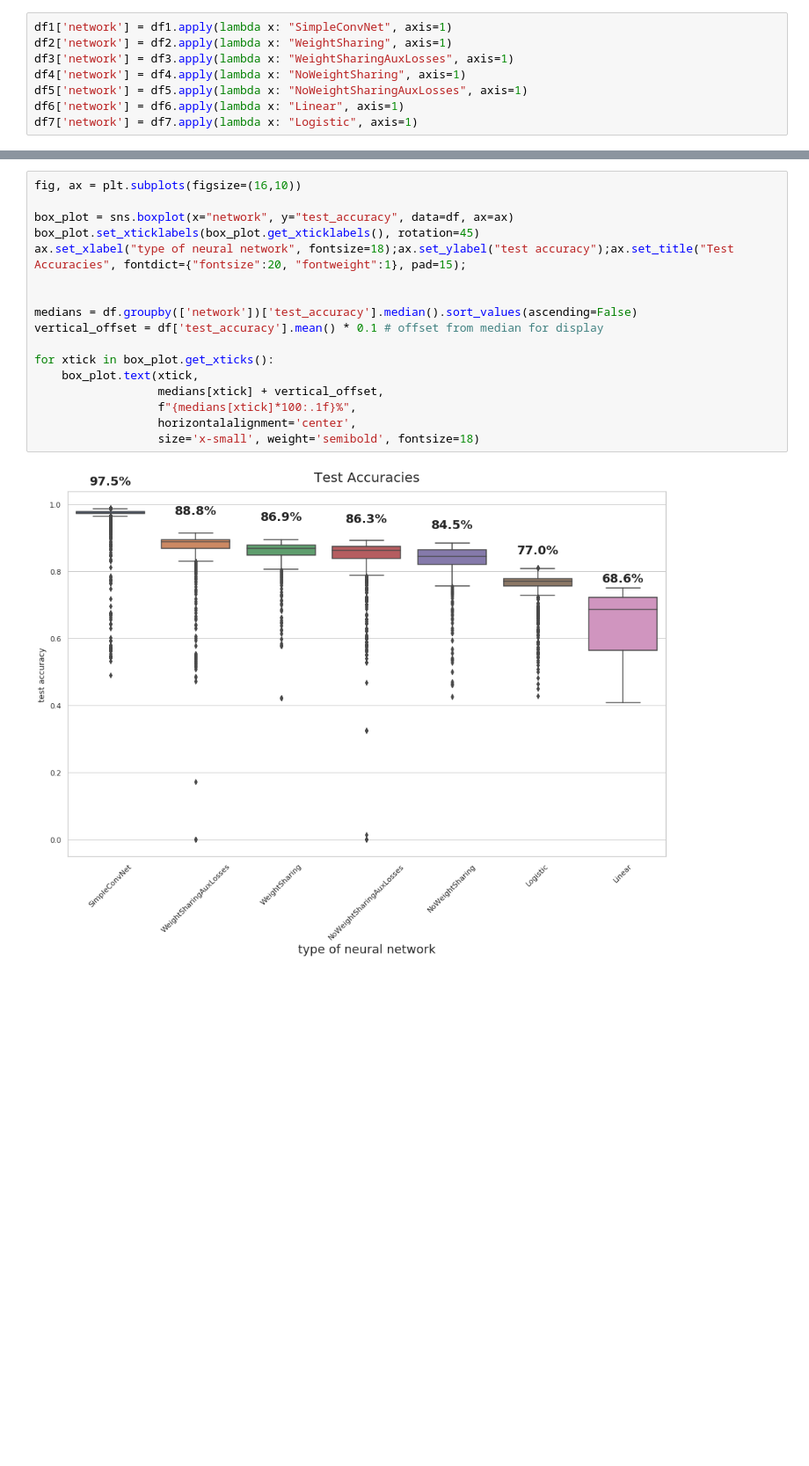
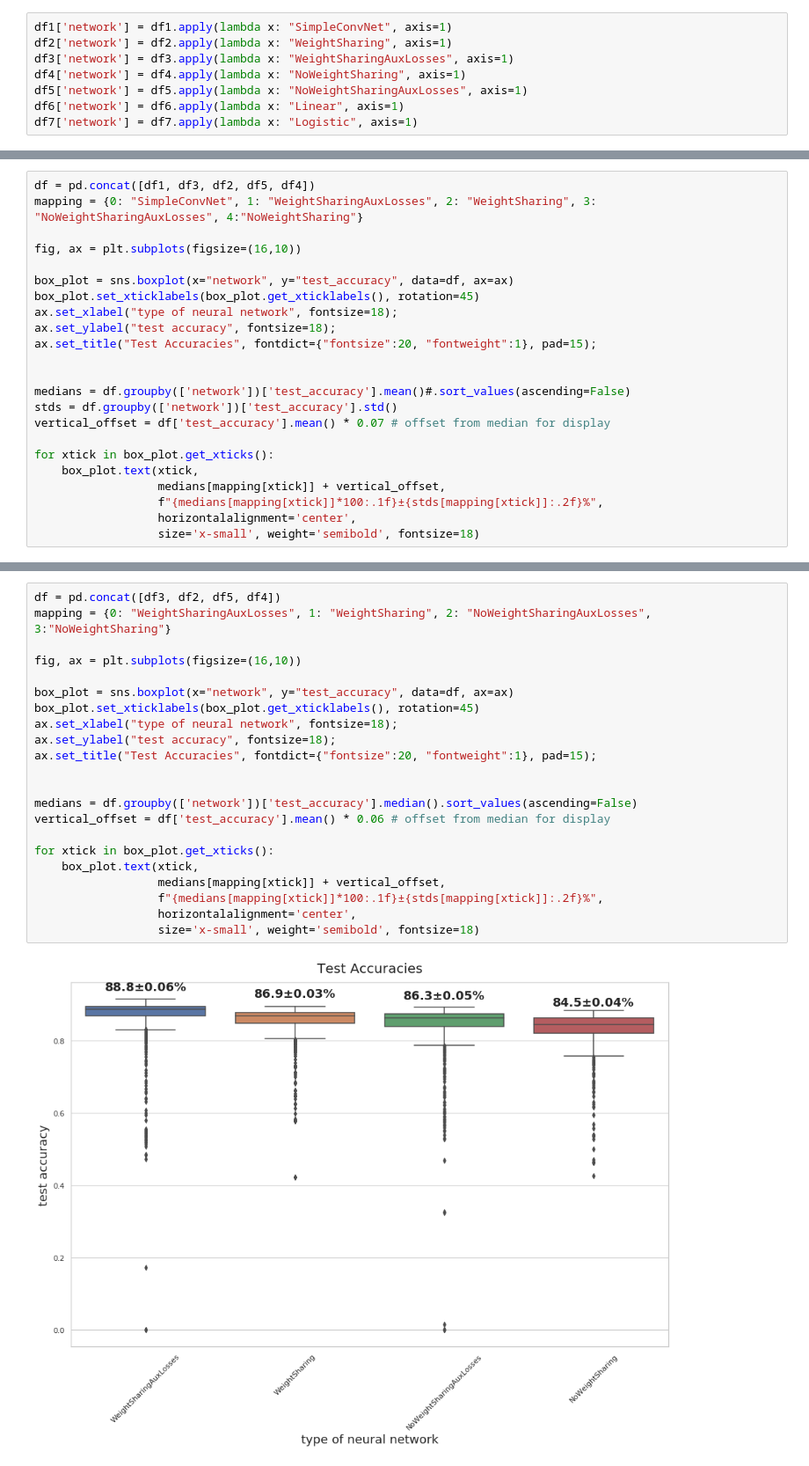
Before and after one commit to INFOPAUL/DeepLearning_Proj1, a Jupyter notebook: notebooks/code.ipynb, the cells around one changed output, grey strips where cells are left out. Shown at 88% size. Cells and saved outputs as stored; diff of their text form; blank space fills up the shorter version.

Commit message:
add std plot

```diff
--- a/notebooks/code.ipynb
+++ b/notebooks/code.ipynb
@@ -479,0 +474,23 @@ import matplotlib.pyplot as plt
+# %%
+df = pd.concat([df1, df3, df2, df5, df4])
+mapping = {0: "SimpleConvNet", 1: "WeightSharingAuxLosses", 2: "WeightSharing", 3: "NoWeightSharingAuxLosses", 4:"NoWeightSharing"}
+
+fig, ax = plt.subplots(figsize=(16,10))
+
+box_plot = sns.boxplot(x="network", y="test_accuracy", data=df, ax=ax)
+box_plot.set_xticklabels(box_plot.get_xticklabels(), rotation=45)
+ax.set_xlabel("type of neural network", fontsize=18);
+ax.set_ylabel("test accuracy", fontsize=18);
+ax.set_title("Test Accuracies", fontdict={"fontsize":20, "fontweight":1}, pad=15);
+
+
+medians = df.groupby(['network'])['test_accuracy'].mean()#.sort_values(ascending=False)
+stds = df.groupby(['network'])['test_accuracy'].std()
+vertical_offset = df['test_accuracy'].mean() * 0.07 # offset from median for display
+
+for xtick in box_plot.get_xticks():
+    box_plot.text(xtick,
+                  medians[mapping[xtick]] + vertical_offset,
+                  f"{medians[mapping[xtick]]*100:.1f}±{stds[mapping[xtick]]:.2f}%",
+                  horizontalalignment='center',
+                  size='x-small', weight='semibold', fontsize=18)
@@ -480,19 +499,24 @@ import matplotlib.pyplot as plt
 # %%
+df = pd.concat([df3, df2, df5, df4])
+mapping = {0: "WeightSharingAuxLosses", 1: "WeightSharing", 2: "NoWeightSharingAuxLosses", 3:"NoWeightSharing"}
+
 fig, ax = plt.subplots(figsize=(16,10))
 
 box_plot = sns.boxplot(x="network", y="test_accuracy", data=df, ax=ax)
 box_plot.set_xticklabels(box_plot.get_xticklabels(), rotation=45)
-ax.set_xlabel("type of neural network", fontsize=18);ax.set_ylabel("test accuracy");ax.set_title("Test Accuracies", fontdict={"fontsize":20, "fontweight":1}, pad=15);
+ax.set_xlabel("type of neural network", fontsize=18);
+ax.set_ylabel("test accuracy", fontsize=18);
+ax.set_title("Test Accuracies", fontdict={"fontsize":20, "fontweight":1}, pad=15);
 
 
 medians = df.groupby(['network'])['test_accuracy'].median().sort_values(ascending=False)
-vertical_offset = df['test_accuracy'].mean() * 0.1 # offset from median for display
+vertical_offset = df['test_accuracy'].mean() * 0.06 # offset from median for display
 
 for xtick in box_plot.get_xticks():
     box_plot.text(xtick,
-                  medians[xtick] + vertical_offset,
-                  f"{medians[xtick]*100:.1f}%",
+                  medians[mapping[xtick]] + vertical_offset,
+                  f"{medians[mapping[xtick]]*100:.1f}±{stds[mapping[xtick]]:.2f}%",
                   horizontalalignment='center',
                   size='x-small', weight='semibold', fontsize=18)
 # %% [output]
-[figure, old version]
+[figure, new version]
```
Also changed, not shown: parts of 4 cells of this notebook.
